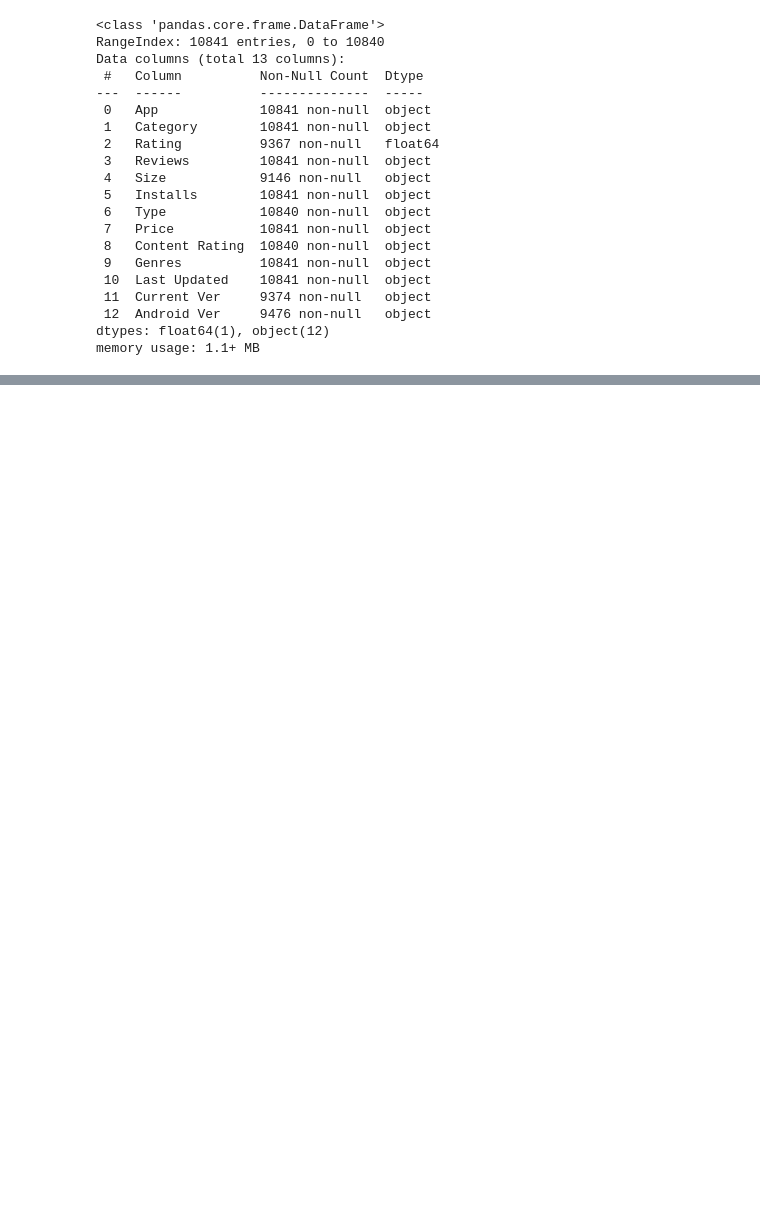
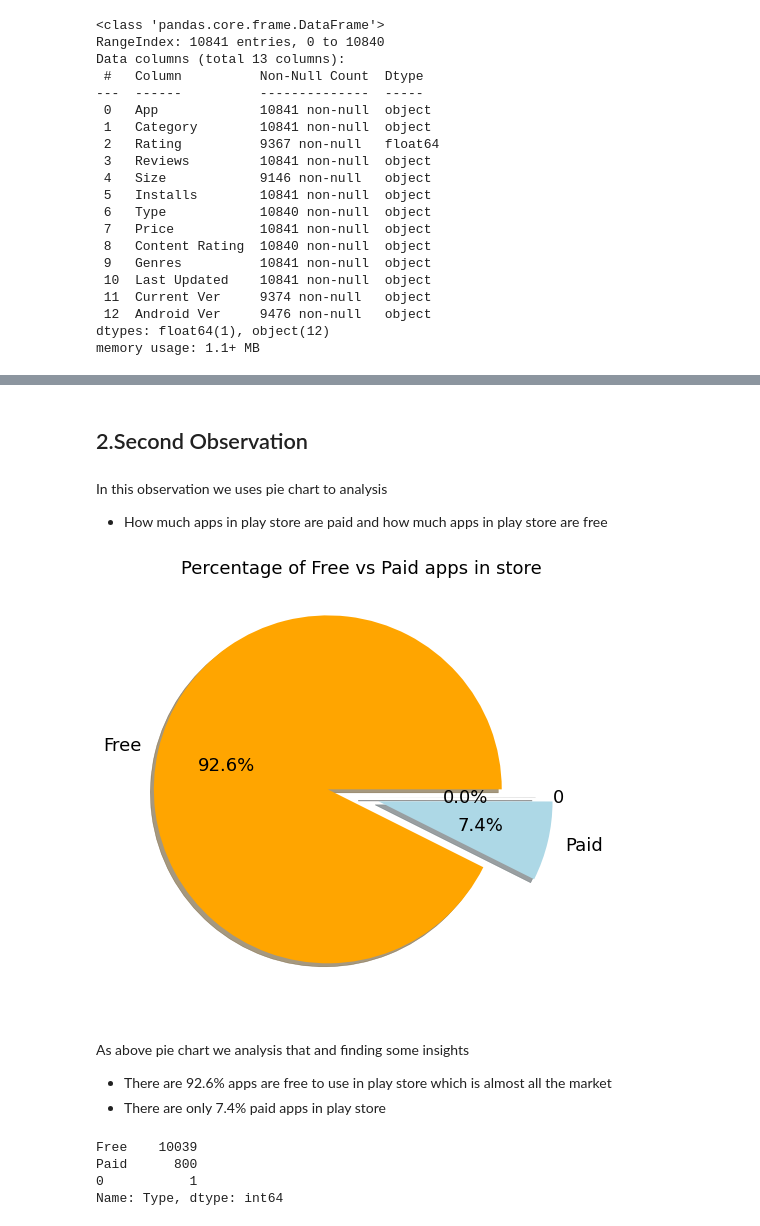
Before and after one commit to KrushnaChaure/Play-Store-App-Review-Analysis, a Jupyter notebook: Play_Store_App_Review_Analysis_Capstone_Project.ipynb, the cells around one changed output, grey strips where cells are left out. Drawn from its saved outputs; the diff is of its cells as text; code cells hidden in the pictures; blank space fills up the shorter version.

```diff
--- a/Play_Store_App_Review_Analysis_Capstone_Project.ipynb
+++ b/Play_Store_App_Review_Analysis_Capstone_Project.ipynb
@@ -328,0 +408,32 @@ memory usage: 1.1+ MB
+# %% [markdown]
+## 2.Second Observation
+# %% [markdown]
+In this observation we uses pie chart to analysis
+
+*   How much apps in play store are paid and how much apps in play store are free
+# %%
+plt.style.use('ggplot')
+plt.rcParams['figure.figsize']=(20,8)
+plt.rcParams['font.size']=(18)
+
+df_pie = df_apps_data['Type'].value_counts()
+labels = ['Free','Paid','0']
+explode = [0.2,0.1,0]
+colors = ['orange', 'lightblue','black']
+plt.pie(df_pie,labels=labels,explode=explode,colors=colors,shadow=True,autopct='%1.1F%%')
+plt.title('Percentage of Free vs Paid apps in store',fontsize=18)
+plt.show()
+# %% [output]
+[figure, added]
+# %% [markdown]
+As above pie chart we analysis that and finding some insights
+
+*   There are 92.6% apps are free to use in play store which is almost all the market
+*   There are only 7.4% paid apps in play store
+# %%
+df_apps_data['Type'].value_counts()
+# %% [output]
+Free    10039
+Paid      800
+0           1
+Name: Type, dtype: int64
```
Also changed, not shown: parts of 21 cells of this notebook.
